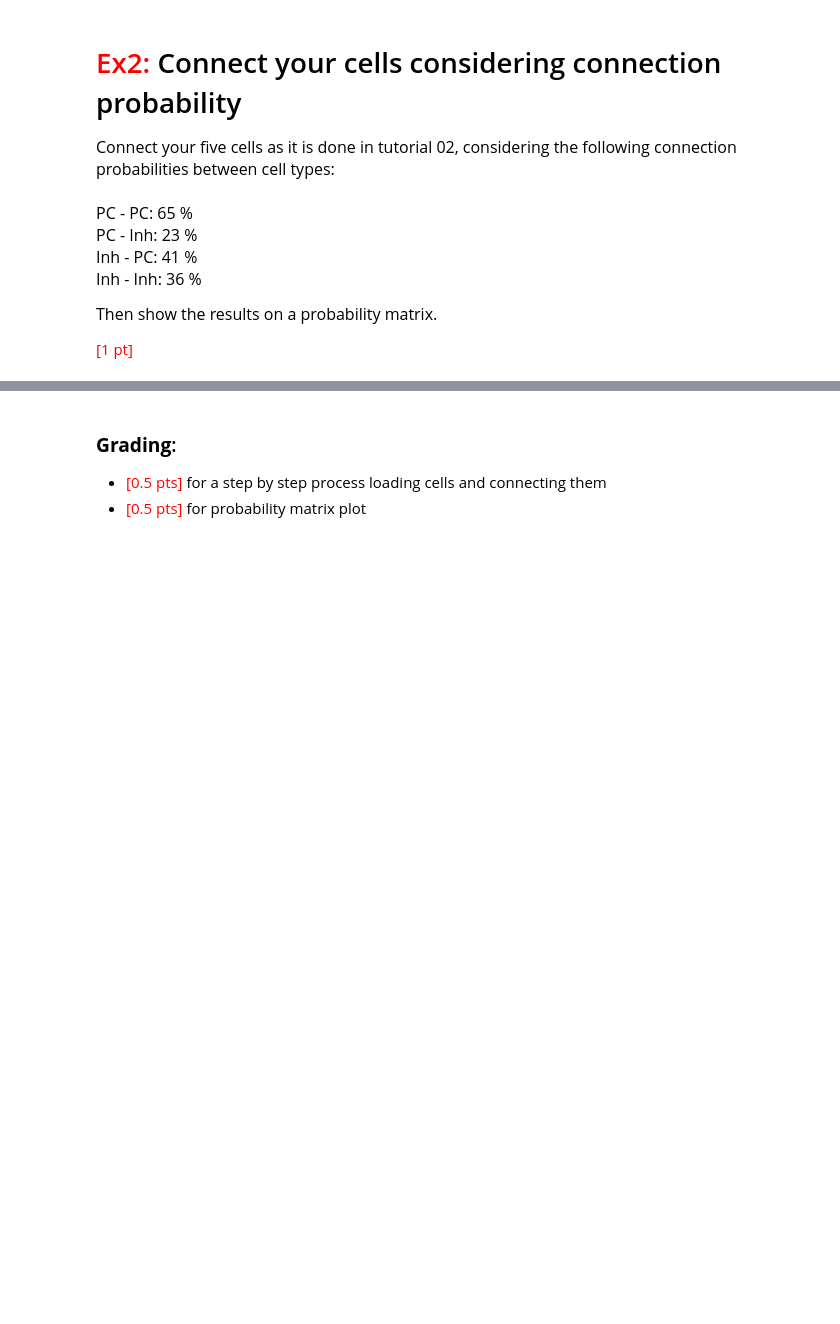
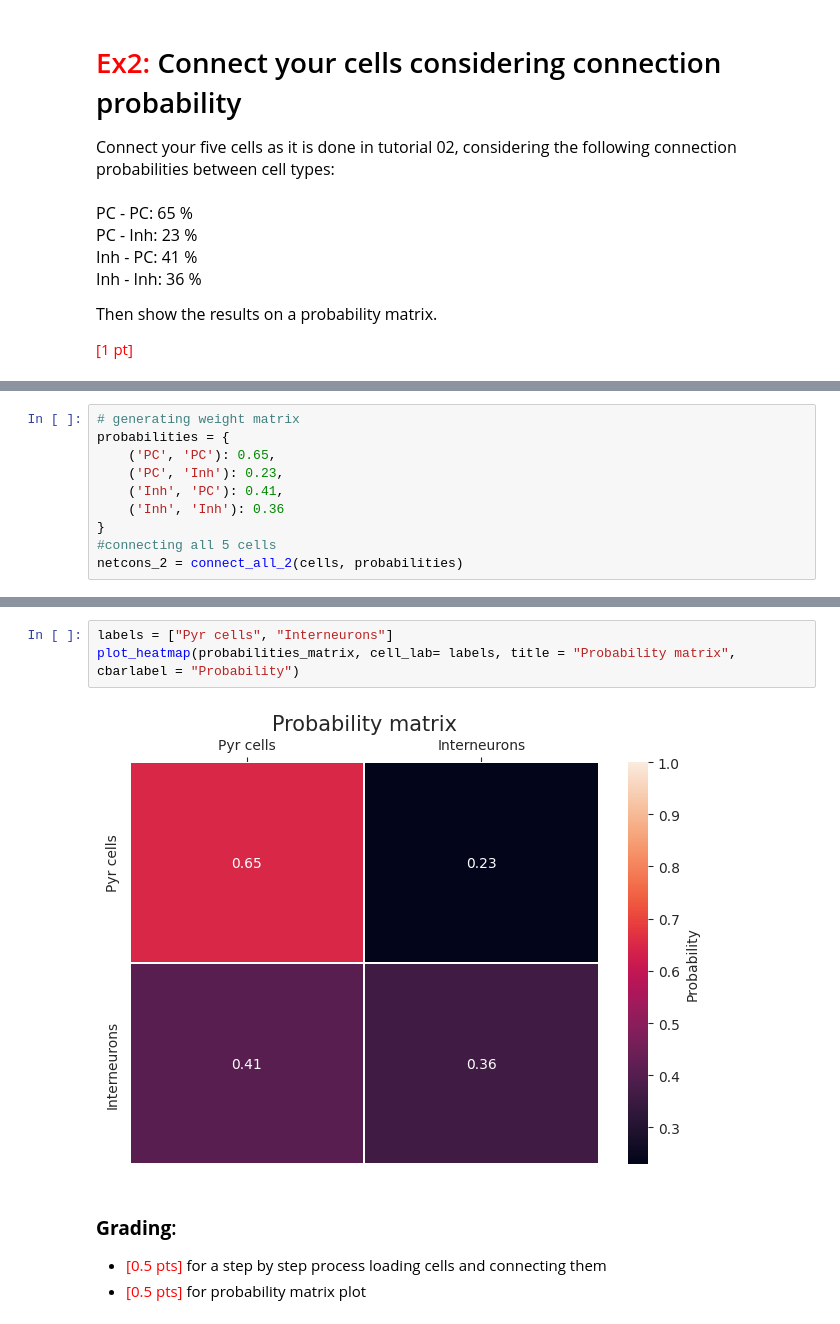
Before and after one commit to ejayromero/biophysics-NX-450, a Jupyter notebook: Week_7/Week7_HomeWork.ipynb, the cells around one changed output, grey strips where cells are left out. Saved outputs shown, nothing was run; the diff lists cells and outputs as text; blank space fills up the shorter version.

```diff
--- a/Week_7/Week7_HomeWork.ipynb
+++ b/Week_7/Week7_HomeWork.ipynb
@@ -285,0 +309,10 @@ plot_heatmap(weight_matrix, cell_label)
+# %%
+# generating weight matrix
+probabilities = {
+    ('PC', 'PC'): 0.65,
+    ('PC', 'Inh'): 0.23,
+    ('Inh', 'PC'): 0.41,
+    ('Inh', 'Inh'): 0.36
+}
+#connecting all 5 cells
+netcons_2 = connect_all_2(cells, probabilities)
@@ -286,3 +349,8 @@ plot_heatmap(weight_matrix, cell_label)
+# %%
+labels = ["Pyr cells", "Interneurons"]
+plot_heatmap(probabilities_matrix, cell_lab= labels, title = "Probability matrix", cbarlabel = "Probability")
+# %% [output]
+[figure, added]
 # %% [markdown]
 ### **Grading**:
 - <font color= 'red'>[0.5 pts]</font> for a step by step process loading cells and connecting them
```
Also changed, not shown: parts of 14 cells of this notebook.
